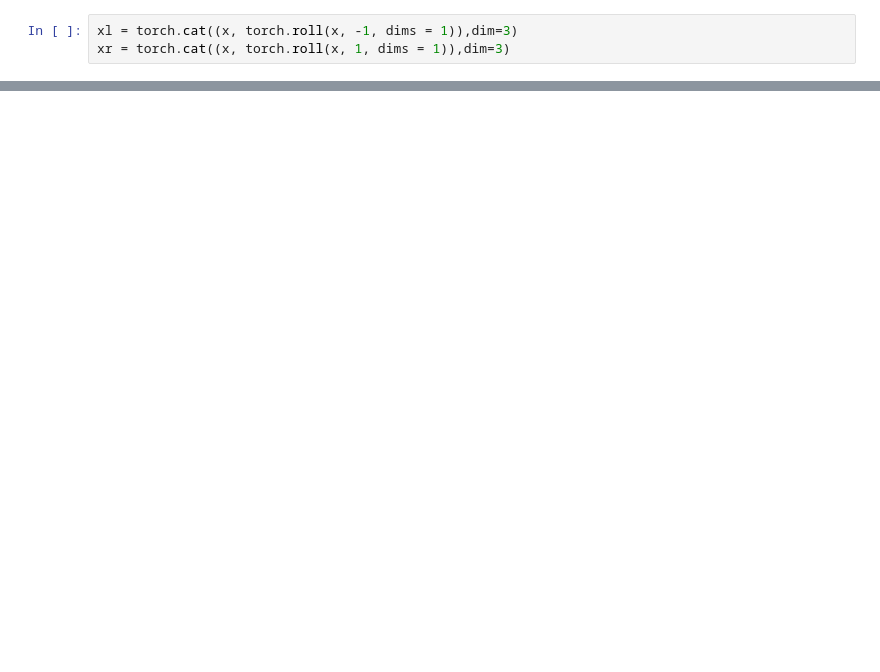
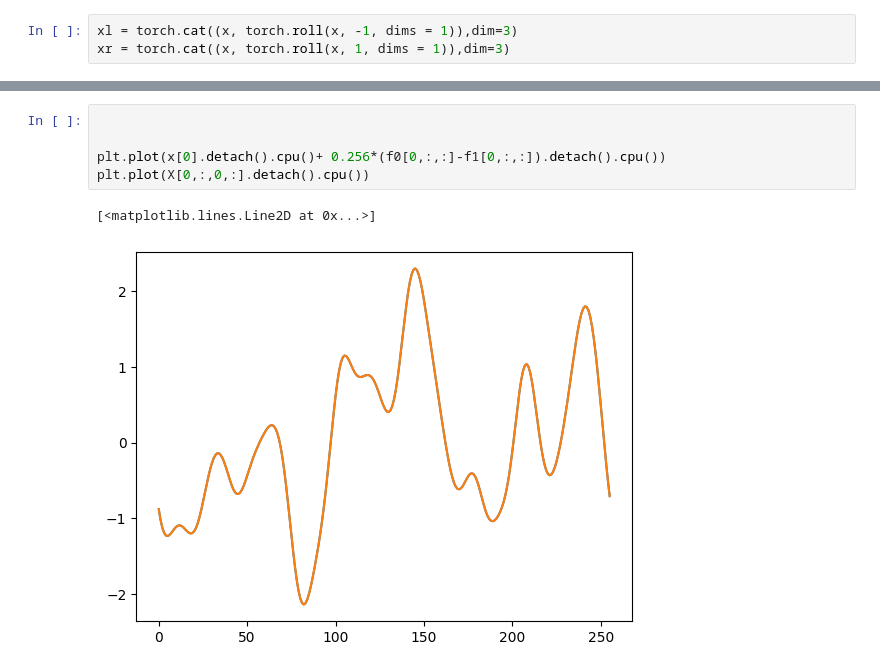
Before and after one commit to xx257xx/CONTEXT_FLUX_NO, a Jupyter notebook: ICONFLUXNO.ipynb, the cells around one changed output, grey strips where cells are left out. Saved outputs shown, nothing was run; the diff lists cells and outputs as text; blank space fills up the shorter version.

```diff
--- a/ICONFLUXNO.ipynb
+++ b/ICONFLUXNO.ipynb
@@ -575,0 +702,8 @@ tensor(30.7767, device='cuda:3', grad_fn=<MulBackward0>) tensor(4.3621, device='
+# %%
+
+
+plt.plot(x[0].detach().cpu()+ 0.256*(f0[0,:,:]-f1[0,:,:]).detach().cpu())
+plt.plot(X[0,:,0,:].detach().cpu())
+# %% [output]
+[<matplotlib.lines.Line2D at 0x...>]
+[figure, added]
```
Also changed, not shown: parts of 12 cells of this notebook.
